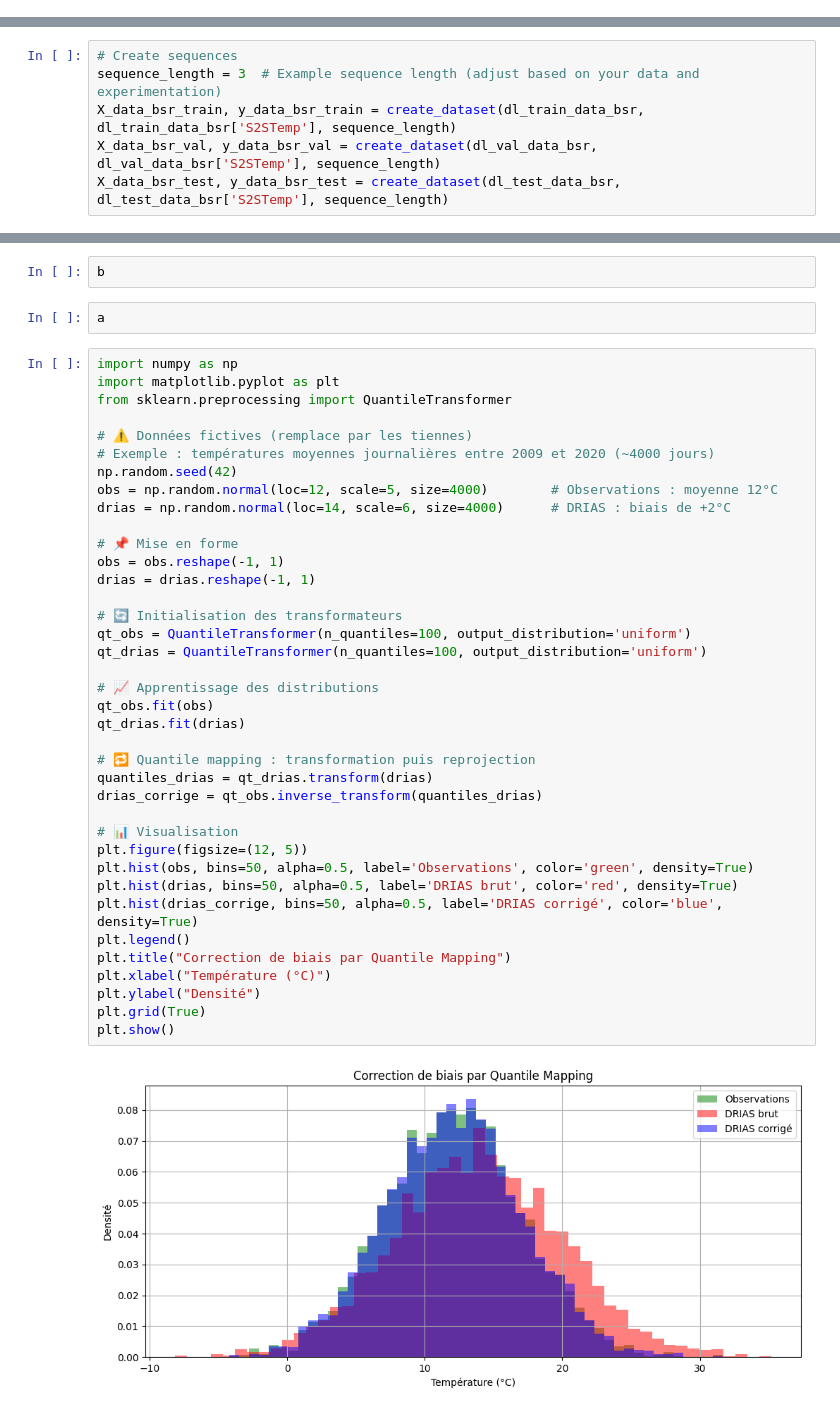
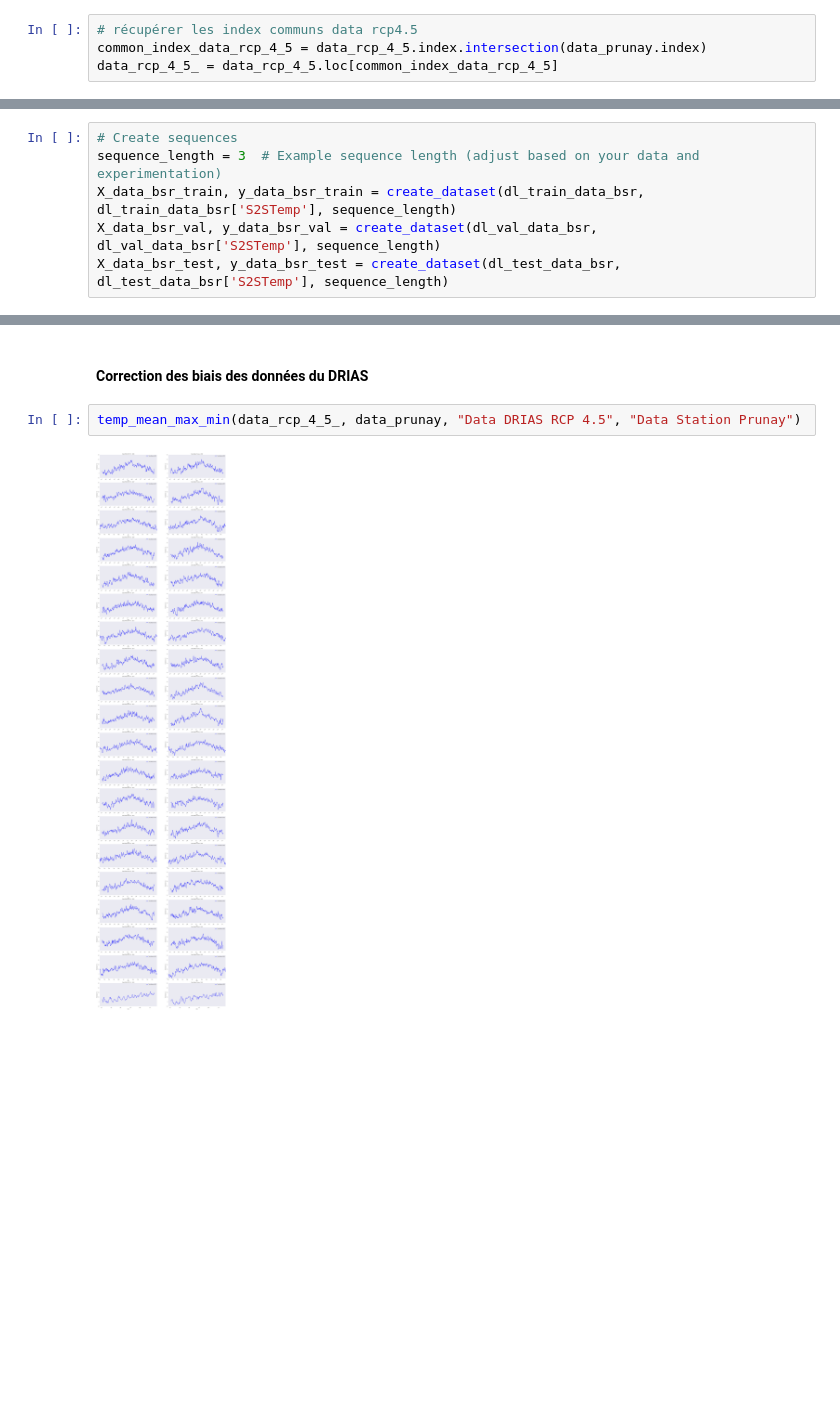
Before and after one commit to kubit07/data_analyse_DRIAS, a Jupyter notebook: bidirectional_lstm_model.ipynb, the cells around one changed output, grey strips where cells are left out. Cells and saved outputs as stored; diff of their text form; blank space fills up the shorter version.

```diff
--- a/bidirectional_lstm_model.ipynb
+++ b/bidirectional_lstm_model.ipynb
@@ -330,0 +437,4 @@ data_prunay.head()
+# %%
+# récupérer les index communs data rcp4.5
+common_index_data_rcp_4_5 = data_rcp_4_5.index.intersection(data_prunay.index)
+data_rcp_4_5_ = data_rcp_4_5.loc[common_index_data_rcp_4_5]
@@ -971,44 +830,6 @@ a
-# %%
-b
-# %%
-a
-# %%
-import numpy as np
-import matplotlib.pyplot as plt
-from sklearn.preprocessing import QuantileTransformer
-
-# ⚠️ Données fictives (remplace par les tiennes)
-# Exemple : températures moyennes journalières entre 2009 et 2020 (~4000 jours)
-np.random.seed(42)
-obs = np.random.normal(loc=12, scale=5, size=4000)        # Observations : moyenne 12°C
-drias = np.random.normal(loc=14, scale=6, size=4000)      # DRIAS : biais de +2°C
-
-# 📌 Mise en forme
-obs = obs.reshape(-1, 1)
-drias = drias.reshape(-1, 1)
-
-# 🔄 Initialisation des transformateurs
-qt_obs = QuantileTransformer(n_quantiles=100, output_distribution='uniform')
-qt_drias = QuantileTransformer(n_quantiles=100, output_distribution='uniform')
-
-# 📈 Apprentissage des distributions
-qt_obs.fit(obs)
-qt_drias.fit(drias)
-
-# 🔁 Quantile mapping : transformation puis reprojection
-quantiles_drias = qt_drias.transform(drias)
-drias_corrige = qt_obs.inverse_transform(quantiles_drias)
-
-# 📊 Visualisation
-plt.figure(figsize=(12, 5))
-plt.hist(obs, bins=50, alpha=0.5, label='Observations', color='green', density=True)
-plt.hist(drias, bins=50, alpha=0.5, label='DRIAS brut', color='red', density=True)
-plt.hist(drias_corrige, bins=50, alpha=0.5, label='DRIAS corrigé', color='blue', density=True)
-plt.legend()
-plt.title("Correction de biais par Quantile Mapping")
-plt.xlabel("Température (°C)")
-plt.ylabel("Densité")
-plt.grid(True)
-plt.show()
-# %% [output]
-[figure, removed]
+# %% [markdown]
+#### **Correction des biais des données du DRIAS**
+# %%
+temp_mean_max_min(data_rcp_4_5_, data_prunay, "Data DRIAS RCP 4.5", "Data Station Prunay")
+# %% [output]
+[figure, added]
```
Also changed, not shown: parts of 63 cells of this notebook.
